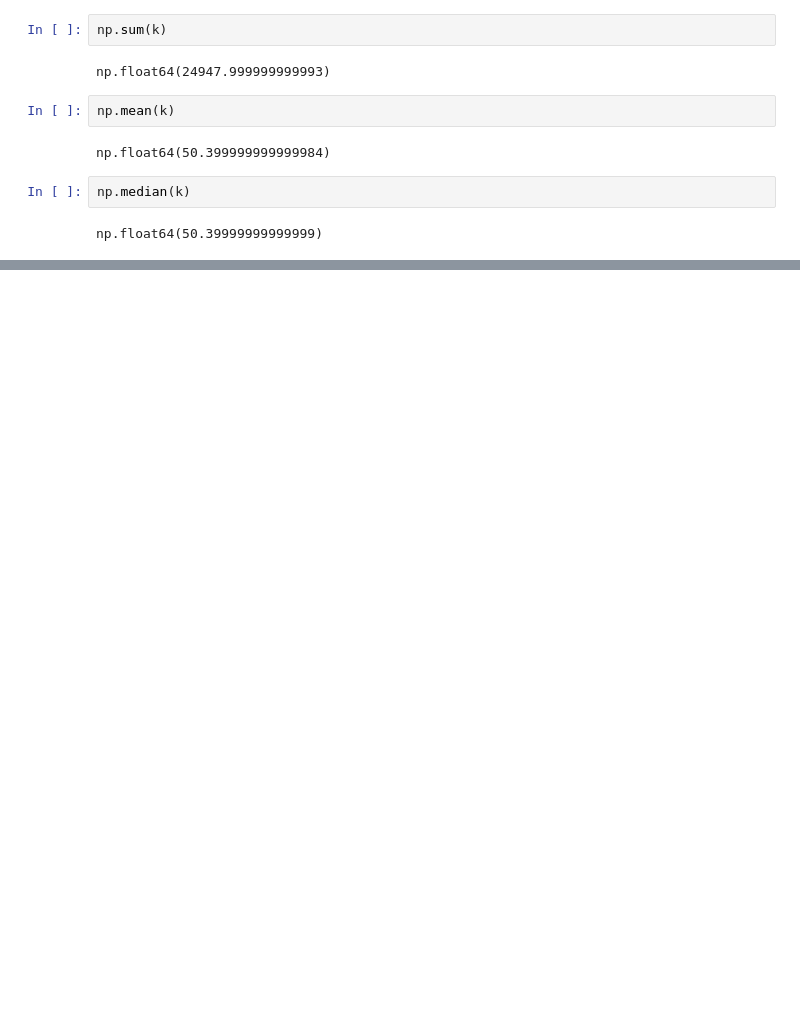
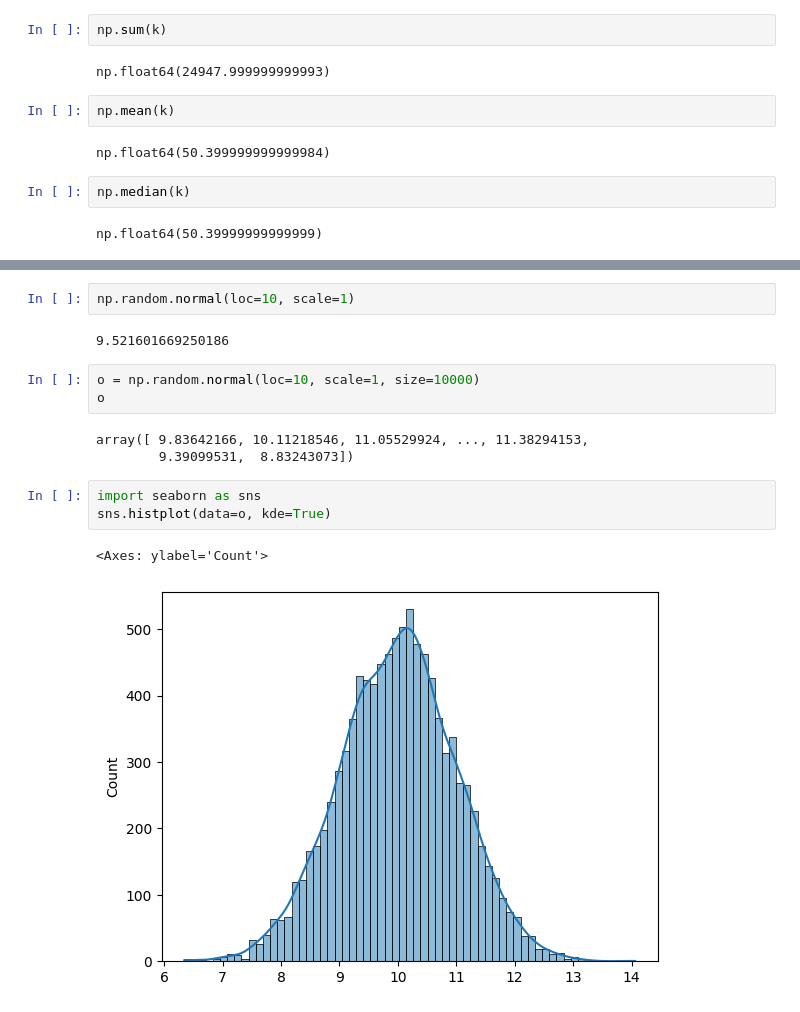
Before and after one commit to nikhs770/Adv--python, a Jupyter notebook: Numpy/Numpy.ipynb, the cells around one changed output, grey strips where cells are left out. Cells and saved outputs as stored; diff of their text form; blank space fills up the shorter version.

```diff
--- a/Numpy/Numpy.ipynb
+++ b/Numpy/Numpy.ipynb
@@ -303,0 +374,16 @@ np.float64(50.39999999999999)
+# %%
+np.random.normal(loc=10, scale=1)
+# %% [output]
+9.521601669250186
+# %%
+o = np.random.normal(loc=10, scale=1, size=10000)
+o
+# %% [output]
+array([ 9.83642166, 10.11218546, 11.05529924, ..., 11.38294153,
+        9.39099531,  8.83243073])
+# %%
+import seaborn as sns
+sns.histplot(data=o, kde=True)
+# %% [output]
+<Axes: ylabel='Count'>
+[figure, added]
```
Also changed, not shown: parts of 35 cells of this notebook.
